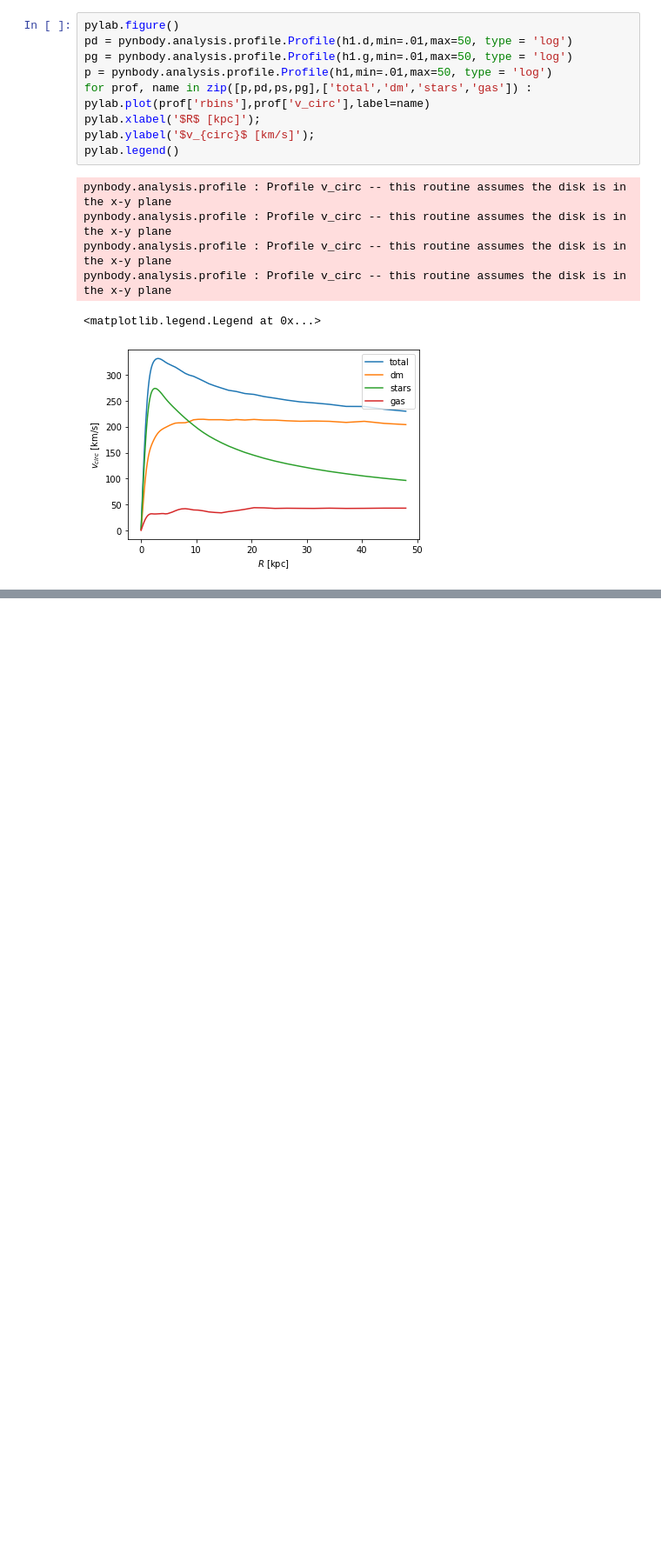
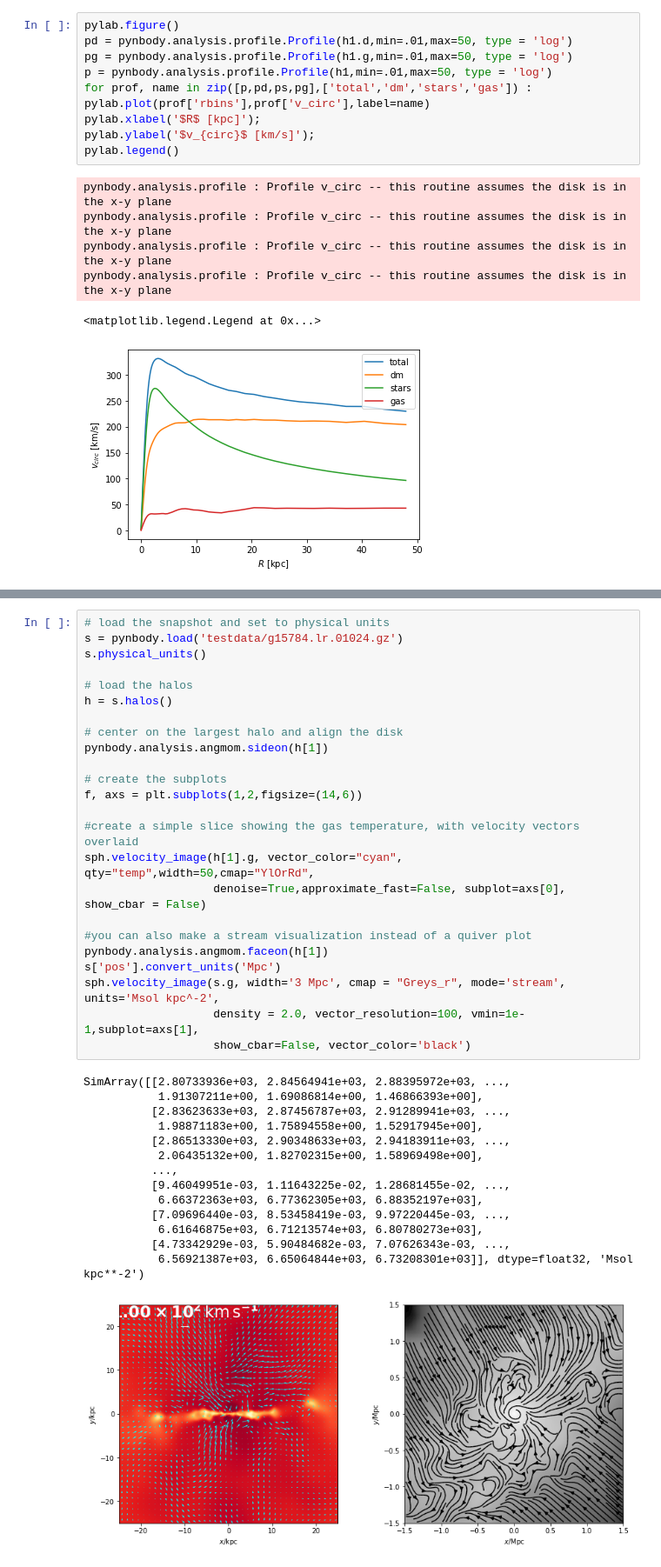
Before and after one commit to MikeyBoo/PyNBody-Notebook, a Jupyter notebook: My_pyNbody_Project.ipynb, the cells around one changed output, grey strips where cells are left out. Shown: that part at 87% size. Cells and saved outputs as stored; diff of their text form; blank space fills up the shorter version.

```diff
--- a/My_pyNbody_Project.ipynb
+++ b/My_pyNbody_Project.ipynb
@@ -161,0 +327,39 @@ pynbody.analysis.profile : Profile v_circ -- this routine assumes the disk is in
+# %%
+# load the snapshot and set to physical units
+s = pynbody.load('testdata/g15784.lr.01024.gz')
+s.physical_units()
+
+# load the halos
+h = s.halos()
+
+# center on the largest halo and align the disk
+pynbody.analysis.angmom.sideon(h[1])
+
+# create the subplots
+f, axs = plt.subplots(1,2,figsize=(14,6))
+
+#create a simple slice showing the gas temperature, with velocity vectors overlaid
+sph.velocity_image(h[1].g, vector_color="cyan", qty="temp",width=50,cmap="YlOrRd",
+                   denoise=True,approximate_fast=False, subplot=axs[0], show_cbar = False)
+
+#you can also make a stream visualization instead of a quiver plot
+pynbody.analysis.angmom.faceon(h[1])
+s['pos'].convert_units('Mpc')
+sph.velocity_image(s.g, width='3 Mpc', cmap = "Greys_r", mode='stream', units='Msol kpc^-2',
+                   density = 2.0, vector_resolution=100, vmin=1e-1,subplot=axs[1],
+                   show_cbar=False, vector_color='black')
+# %% [output]
+SimArray([[2.80733936e+03, 2.84564941e+03, 2.88395972e+03, ...,
+           1.91307211e+00, 1.69086814e+00, 1.46866393e+00],
+          [2.83623633e+03, 2.87456787e+03, 2.91289941e+03, ...,
+           1.98871183e+00, 1.75894558e+00, 1.52917945e+00],
+          [2.86513330e+03, 2.90348633e+03, 2.94183911e+03, ...,
+           2.06435132e+00, 1.82702315e+00, 1.58969498e+00],
+          ...,
+          [9.46049951e-03, 1.11643225e-02, 1.28681455e-02, ...,
+           6.66372363e+03, 6.77362305e+03, 6.88352197e+03],
+          [7.09696440e-03, 8.53458419e-03, 9.97220445e-03, ...,
+           6.61646875e+03, 6.71213574e+03, 6.80780273e+03],
+          [4.73342929e-03, 5.90484682e-03, 7.07626343e-03, ...,
+           6.56921387e+03, 6.65064844e+03, 6.73208301e+03]], dtype=float32, 'Msol kpc**-2')
+[figure, added]
```
Also changed, not shown: parts of 21 cells of this notebook.
